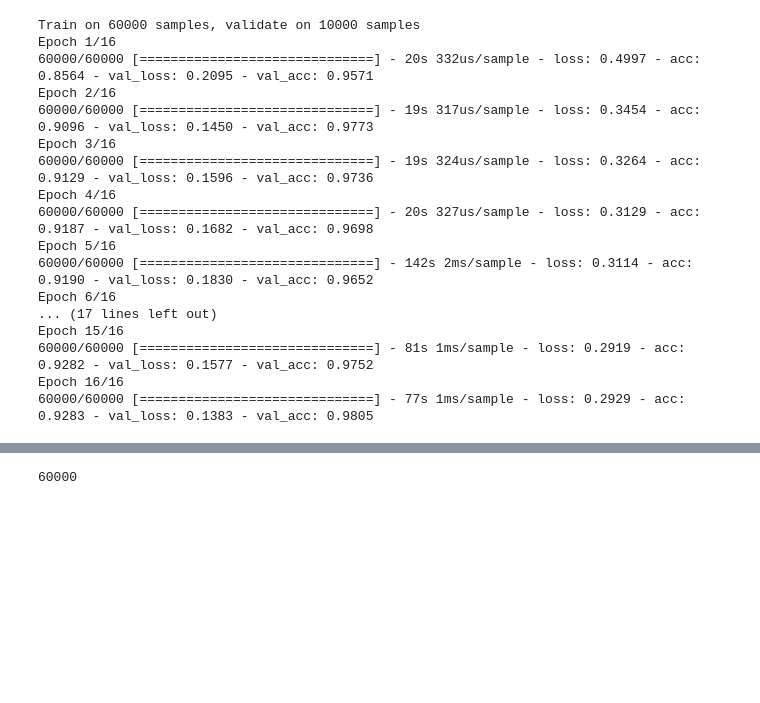
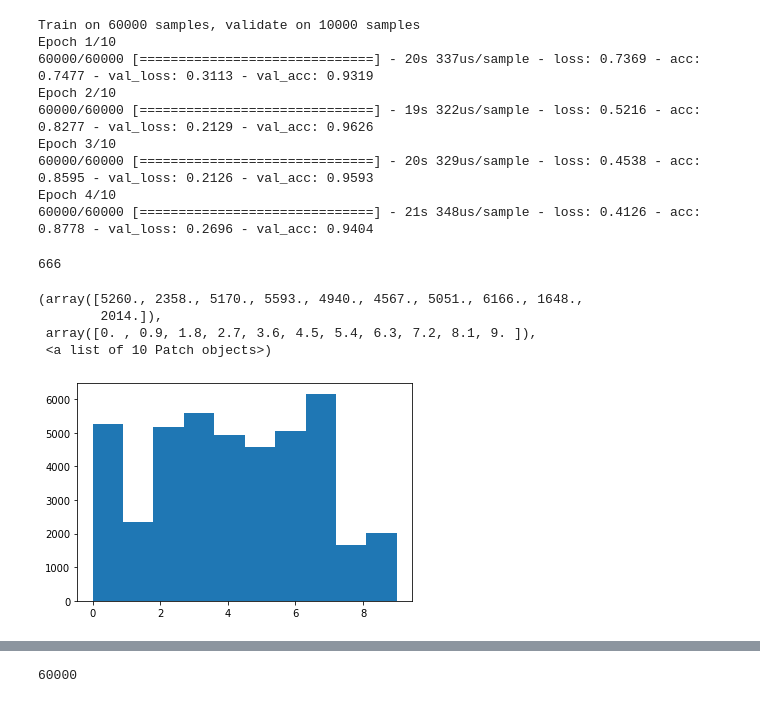
Before and after one commit to andreiilie1/cifar10vgg_robustnesstests, a Jupyter notebook: Untitled1.ipynb, the cells around one changed output, grey strips where cells are left out. Saved outputs shown, nothing was run; the diff lists cells and outputs as text; code cells hidden in the pictures; blank space fills up the shorter version.

```diff
--- a/Untitled1.ipynb
+++ b/Untitled1.ipynb
@@ -6,22 +1,14 @@ plt.plot([1,2,3])
 # %%
 from mnistcnn import mnistcnn
 # %%
-model = mnistcnn()
+model = mnistcnn(train = True, data_name="mnist")
 # %% [output]
 Train on 60000 samples, validate on 10000 samples
-Epoch 1/16
-60000/60000 [==============================] - 20s 332us/sample - loss: 0.4997 - acc: 0.8564 - val_loss: 0.2095 - val_acc: 0.9571
-Epoch 2/16
-60000/60000 [==============================] - 19s 317us/sample - loss: 0.3454 - acc: 0.9096 - val_loss: 0.1450 - val_acc: 0.9773
-Epoch 3/16
-60000/60000 [==============================] - 19s 324us/sample - loss: 0.3264 - acc: 0.9129 - val_loss: 0.1596 - val_acc: 0.9736
-Epoch 4/16
-60000/60000 [==============================] - 20s 327us/sample - loss: 0.3129 - acc: 0.9187 - val_loss: 0.1682 - val_acc: 0.9698
-Epoch 5/16
-60000/60000 [==============================] - 142s 2ms/sample - loss: 0.3114 - acc: 0.9190 - val_loss: 0.1830 - val_acc: 0.9652
-Epoch 6/16
-... (17 lines left out)
-Epoch 15/16
-60000/60000 [==============================] - 81s 1ms/sample - loss: 0.2919 - acc: 0.9282 - val_loss: 0.1577 - val_acc: 0.9752
-Epoch 16/16
-60000/60000 [==============================] - 77s 1ms/sample - loss: 0.2929 - acc: 0.9283 - val_loss: 0.1383 - val_acc: 0.9805
+Epoch 1/10
+60000/60000 [==============================] - 20s 337us/sample - loss: 0.7369 - acc: 0.7477 - val_loss: 0.3113 - val_acc: 0.9319
+Epoch 2/10
+60000/60000 [==============================] - 19s 322us/sample - loss: 0.5216 - acc: 0.8277 - val_loss: 0.2129 - val_acc: 0.9626
+Epoch 3/10
+60000/60000 [==============================] - 20s 329us/sample - loss: 0.4538 - acc: 0.8595 - val_loss: 0.2126 - val_acc: 0.9593
+Epoch 4/10
+60000/60000 [==============================] - 21s 348us/sample - loss: 0.4126 - acc: 0.8778 - val_loss: 0.2696 - val_acc: 0.9404
@@ -27,0 +17,17 @@ Epoch 16/16
+# %%
+from data_manager import load_data
+import numpy as np
+(x_train, y_train), (x_test, y_test) = load_data("mnist_robust")
+# %%
+(np.argmax(model.predict(x_test), axis=1) == np.argmax(y_test, axis=1)).sum()
+# %% [output]
+666
+# %%
+import matplotlib.pyplot as plt
+plt.hist(np.argmax(y_train, axis=1))
+# %% [output]
+(array([5260., 2358., 5170., 5593., 4940., 4567., 5051., 6166., 1648.,
+        2014.]),
+ array([0. , 0.9, 1.8, 2.7, 3.6, 4.5, 5.4, 6.3, 7.2, 8.1, 9. ]),
+ <a list of 10 Patch objects>)
+[figure, added]
```
Also changed, not shown: parts of 7 cells of this notebook, 5 other files.
